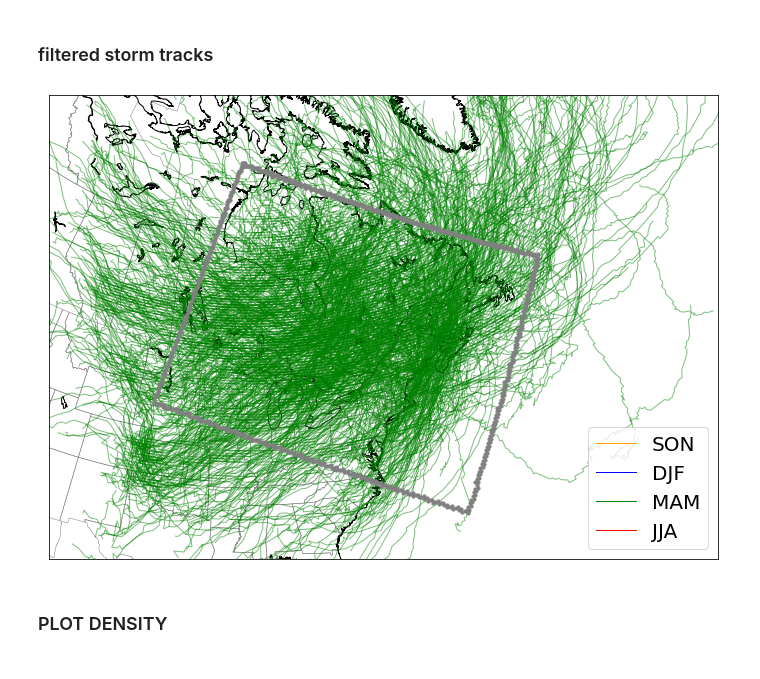
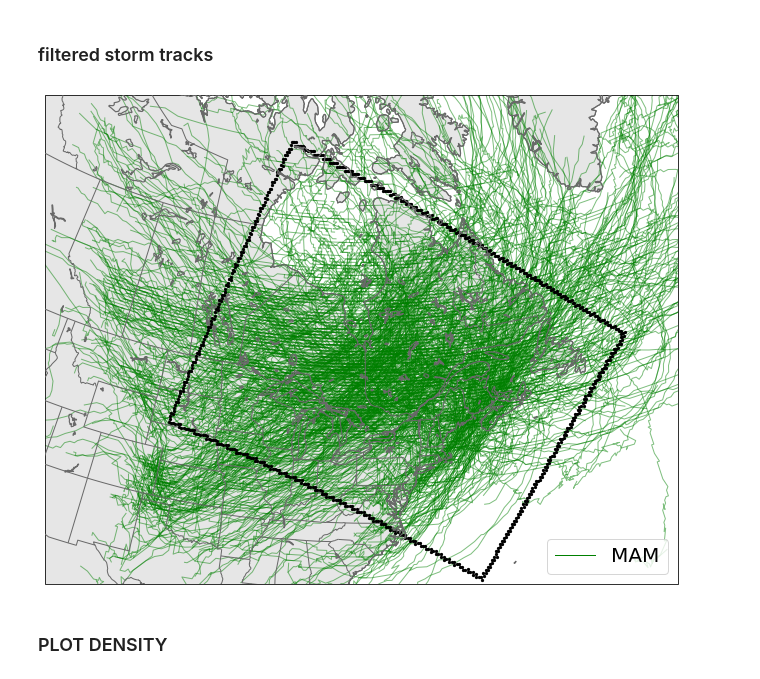
Before and after one commit to maxinecloutierg/ERA5_Storm_Track, a Jupyter notebook: jupyter/etc_maps.ipynb, the cells around one changed output. Saved outputs shown, nothing was run; the diff lists cells and outputs as text; code cells hidden in the pictures.

```diff
--- a/jupyter/etc_maps.ipynb
+++ b/jupyter/etc_maps.ipynb
@@ -24,9 +32,3 @@ mask = mask.reset_index()
 maskT = mask.loc[mask.HU != False]
 # %% [markdown]
 ## Create 2020 etc map
-# %%
-# get year 2020
-djf20 = djf.loc[djf.datetime // 1000000 == 2020]
-mam20 = mam.loc[mam.datetime // 1000000 == 2020]
-jja20 = jja.loc[jja.datetime // 1000000 == 2020]
-son20 = son.loc[son.datetime // 1000000 == 2020]
@@ -114,57 +198,63 @@ plt.savefig('/pampa/cloutier/tracks_2020.png')
 # %%
 # filtered storm tracks
 # Create the Basemap object
 from matplotlib.lines import Line2D
 
-df24 = pd.read_csv('/pampa/cloutier/etc24_consec_v3.csv')
+df = pd.read_csv('/pampa/cloutier/etc24_consec_v4.csv')
+df_mam = df.loc[(df.season == 'MAM')]
 
-m = Basemap(llcrnrlon=-109, llcrnrlat=28, urcrnrlon=-15, urcrnrlat=45,
-            resolution='i', lat_0=60, lon_0=-90, area_thresh=1500., projection='lcc')
-
-fig = plt.figure(figsize=(12, 9))
-
-# Draw the coastline, countries, and states
-m.drawcoastlines()
-m.drawcountries(color='gray')
-m.drawstates(color='gray')
+fig, ax = lambert_map(extent=(-110, -50, 27.5, 67.3), figsize=(12,9))
 
 # Define a list of dataframes and colors for each season
 #seasons = ["DJF", "MAM", "JJA", "SON"]
 seasons = ["MAM"]
 #colors = ['orange', 'blue', 'green', 'red']
 colors = ['green']
 #seasons = ["DJF", "MAM", "JJA", "SON"]
 
-#Iterate over each dataframe and its corresponding color
-for season, color in zip(seasons, colors):
-    df = df24.loc[df24.season == season]
-    # Iterate over each storm in the current dataframe
-    for storm_id, storm_data in df.groupby('storm'):
-        # Convert latitude and longitude to map projection coordinates
-        lat = storm_data['latitude'].tolist()
-        lon = storm_data['longitude'].tolist()
-        x, y = m(lon, lat)
+# #Iterate over each dataframe and its corresponding color
+# for season, color in zip(seasons, colors):
+#     df = df24.loc[df24.season == season]
+#     # Iterate over each storm in the current dataframe
 
-        # Plot the line for the current storm with the corresponding color
-        m.plot(x, y, color=color, linewidth=1, alpha=0.5)
+# for storm_id, storm_data in df_mam.groupby('storm') :
+#     # Convert latitude and longitude to map projection coordinates
+#     lat = storm_data['latitude'].tolist()
+#     lon = storm_data['longitude'].tolist()
 
-lat = filtered_mask['lat'].tolist()
-lon = filtered_mask['lon'].tolist()
-x, y = m(lon, lat)
-m.scatter(x, y, color='gray', s=10, alpha=1, zorder=3)
+#     # Plot the line for the current storm with the corresponding color
+#     plt.plot(lat, lon, color=color, linewidth=1, alpha=0.5, transform=ccrs.PlateCarree())
+
+
+for storm_id, storm in df_mam.groupby('storm') :
+    # Convert latitude and longitude to map projection coordinates
+    lat = storm['latitude'].tolist()
+    lon = storm['longitude'].tolist()
+
+    # Plot the line for the current storm with the corresponding color
+    ax.plot(lon, lat, color=color, linewidth=1, transform=ccrs.PlateCarree(), alpha=0.5)
+
+latD = filtered_mask['lat'].tolist()
+lonD = filtered_mask['lon'].tolist()
+
+bnd=ax.scatter(lonD, latD, zorder=15, transform=ccrs.PlateCarree(), s=5, color='black')
 
 #Create a custom legend outside the loop
-legend_elements = [Line2D([0], [0], color='orange', linewidth=1, label='SON'),
-                   Line2D([0], [0], color='blue', linewidth=1, label='DJF'),
-                   Line2D([0], [0], color='green', linewidth=1, label='MAM'),
-                   Line2D([0], [0], color='red', linewidth=1, label='JJA')]
+# legend_elements = [Line2D([0], [0], color='orange', linewidth=1, label='SON'),
+#                    Line2D([0], [0], color='blue', linewidth=1, label='DJF'),
+#                    Line2D([0], [0], color='green', linewidth=1, label='MAM'),
+#                    Line2D([0], [0], color='red', linewidth=1, label='JJA')]
+
+legend_elements = [Line2D([0], [0], color='green', linewidth=1, label='MAM')]
 
 #Add the legend to the plot
 plt.legend(handles=legend_elements, loc='lower right', fontsize="20")
 
+plt.savefig('/pampa/cloutier/fig/filtered_tracks_mam.png', dpi=300)
+
 plt.show()
 # %% [output]
-[figure, old version]
+[figure, new version]
 # %% [markdown]
 ### PLOT DENSITY
 # %%
```
Also changed, not shown: parts of 10 cells of this notebook, 3 other files.
